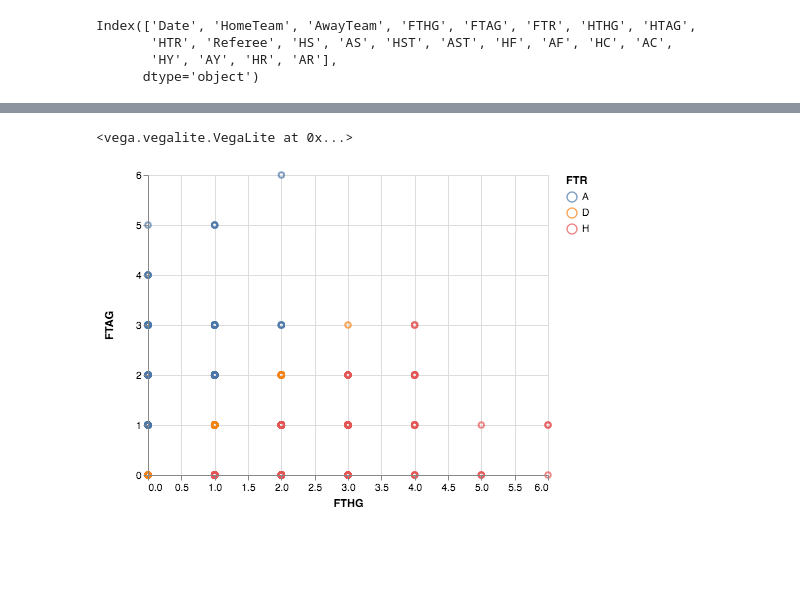
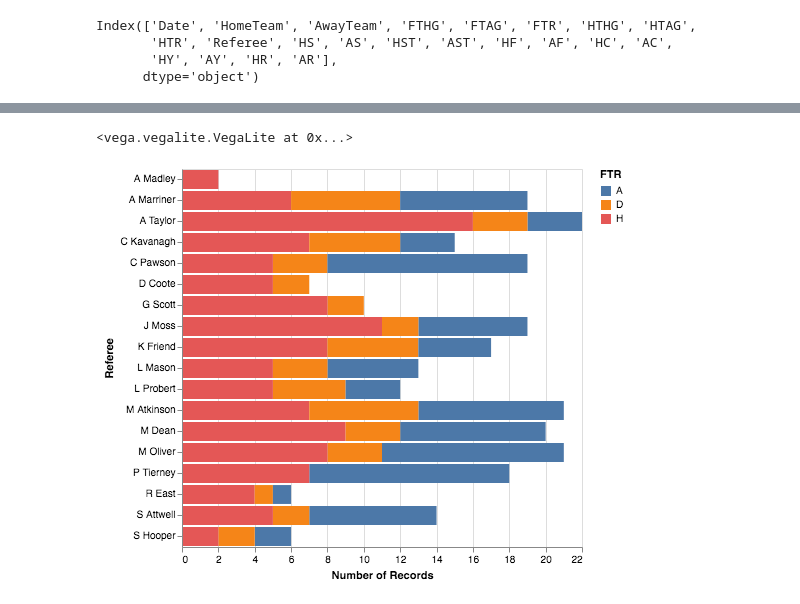
Before and after one commit to sarthakbatragatech/SoccerViz, a Jupyter notebook: SoccerViz.ipynb, the cells around one changed output, grey strips where cells are left out. Saved outputs shown, nothing was run; the diff lists cells and outputs as text; code cells hidden in the pictures; blank space fills up the shorter version.

Commit message:
Generated new plots for Season18-19

```diff
--- a/SoccerViz.ipynb
+++ b/SoccerViz.ipynb
@@ -53,0 +57,5 @@ sns.heatmap(df.corr())
+# %%
+# Jointplot to find correlation between half time goals and full time goals.
+sns.set(style="darkgrid", color_codes=True)
+j = sns.jointplot(df.HTHG, df.FTHG, kind='reg', color="g")
+j.annotate(stats.pearsonr)
@@ -53,0 +65,4 @@ sns.heatmap(df.corr())
+# %%
+sns.set(style="darkgrid", color_codes=True)
+j = sns.jointplot(df.HTAG, df.FTAG, kind='reg', color="r")
+j.annotate(stats.pearsonr)
@@ -53,0 +72,4 @@ sns.heatmap(df.corr())
+# %%
+sns.set(style="darkgrid", color_codes=True)
+j = sns.jointplot(df.FTHG, df.FTAG, kind='reg', color="m")
+j.annotate(stats.pearsonr)
@@ -53,0 +79,11 @@ sns.heatmap(df.corr())
+# %%
+# Corners and Shot dependence
+corners = pd.concat([df['HC'], df['AC']])
+shots = pd.concat([df['HS'], df['AS']])
+
+sns.set(style="darkgrid", color_codes=True)
+j = sns.jointplot(corners, shots, kind='reg', color="g")
+j.annotate(stats.pearsonr)
+plt.xlabel('Corners')
+plt.ylabel('Shots')
+plt.show('j')
@@ -54,10 +155,9 @@ sns.heatmap(df.corr())
 # %%
-alt.Chart(df).mark_point().encode(
-    x='FTHG',
-    y='FTAG',
+alt.Chart(df).mark_bar().encode(
+    y='Referee:N',
+    x='count()',
     color='FTR',
-    tooltip=['HomeTeam','AwayTeam', 'FTR']
 )
 # %% [output]
 <vega.vegalite.VegaLite at 0x...>
-[figure, old version]
+[figure, new version]
```
Also changed, not shown: parts of 20 cells of this notebook, 1 other file.
